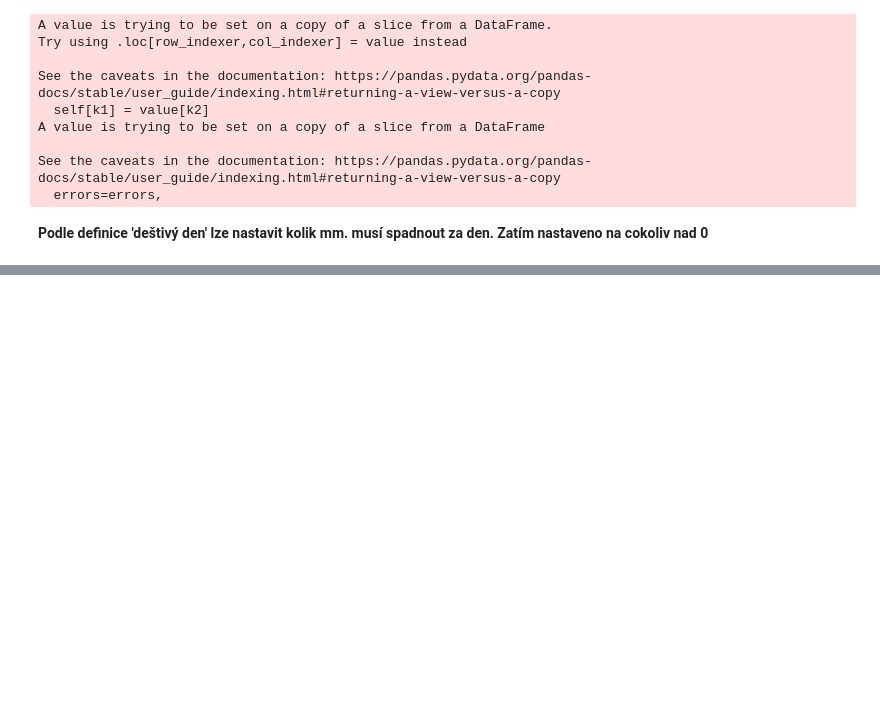
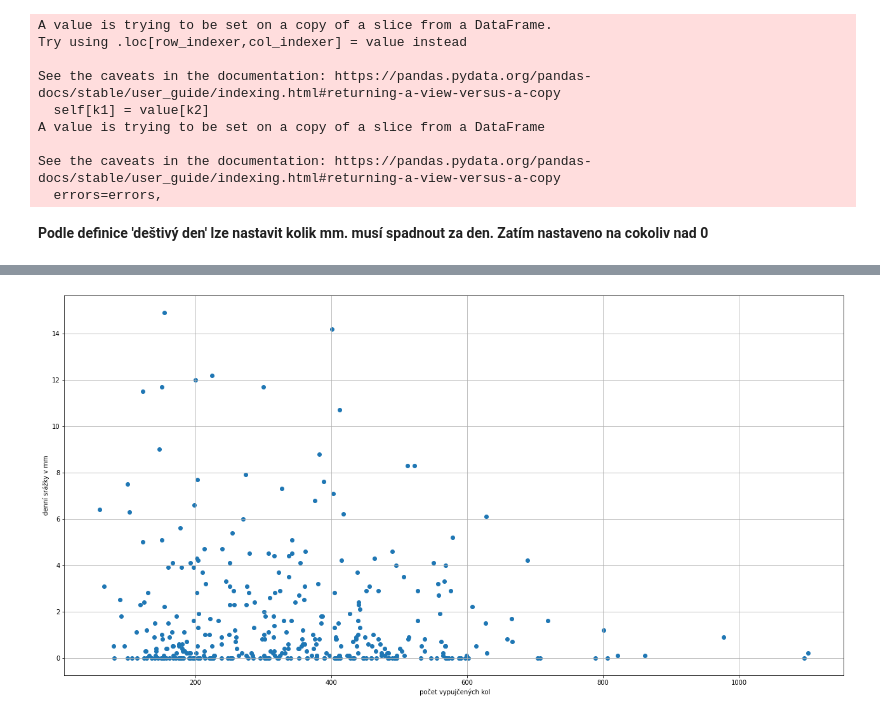
Before and after one commit to Aldarion96/Engeto_Python_project, a Jupyter notebook: Python_projekt.ipynb, the cells around one changed output, grey strips where cells are left out. Drawn from its saved outputs; the diff is of its cells as text; code cells hidden in the pictures; blank space fills up the shorter version.

```diff
--- a/Python_projekt.ipynb
+++ b/Python_projekt.ipynb
@@ -528,8 +523,5 @@ See the caveats in the documentation: https://pandas.pydata.org/pandas-docs/stab
   errors=errors,
 # %% [markdown]
 **Podle definice 'deštivý den' lze nastavit kolik mm. musí spadnout za den. Zatím nastaveno na cokoliv nad 0**
-# %%
-rain_df['rainy'] = np.where(
-    rain_df['rain'] > 0, 1, 0)
 # %%
 rain_df = rain_df.groupby('date').max()
@@ -577,0 +544,19 @@ plt.show()
+# %%
+query = "select * from edinburgh_bikes"
+bikes_df =pd.read_sql(query, alchemy_conn)
+bikes_df[['started_at_date', 'started_at_time']] = bikes_df['started_at'].str.split(' ', 1, expand=True)
+bikes_df[['ended_at_date', 'ended_at_time']] = bikes_df['ended_at'].str.split(' ', 1, expand=True)
+bikes_df.drop(columns=['started_at','ended_at','index'],inplace=True)
+condition = ((bikes_df['started_at_date'] > '2019') & (bikes_df['started_at_date'] < '2020'))
+count_df = bikes_df[condition]
+# %%
+count_df[['started_at_date']]
+count_df = (pd.to_datetime(count_df['started_at_date'])
+        .dt.floor('d')
+        .value_counts()
+        .rename_axis('date')
+        .reset_index(name='count')
+        .sort_values('date')
+)
+count_df.set_index(count_df.date,inplace=True)
+count_df.drop(columns='date',inplace=True)
@@ -577,0 +572,9 @@ plt.show()
+# %%
+fig, ax = plt.subplots(figsize=(22,11))
+ax.scatter(count_df['count'], rain_df['rain'])
+ax.set_xlabel(' počet vypujčených kol')
+ax.set_ylabel('denní srážky v mm')
+ax.grid()
+plt.show()
+# %% [output]
+[figure, added]
```
Also changed, not shown: parts of 8 cells of this notebook.
